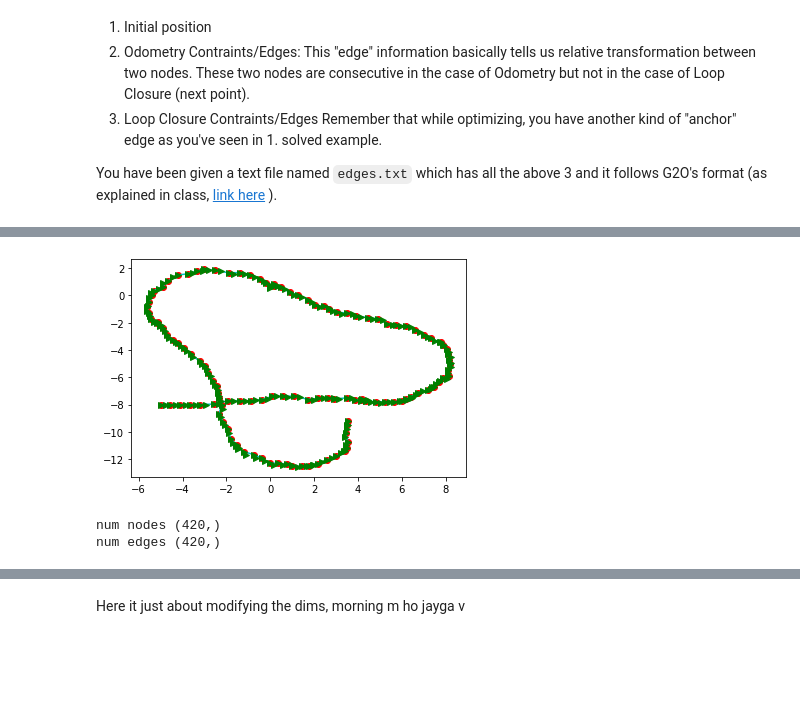
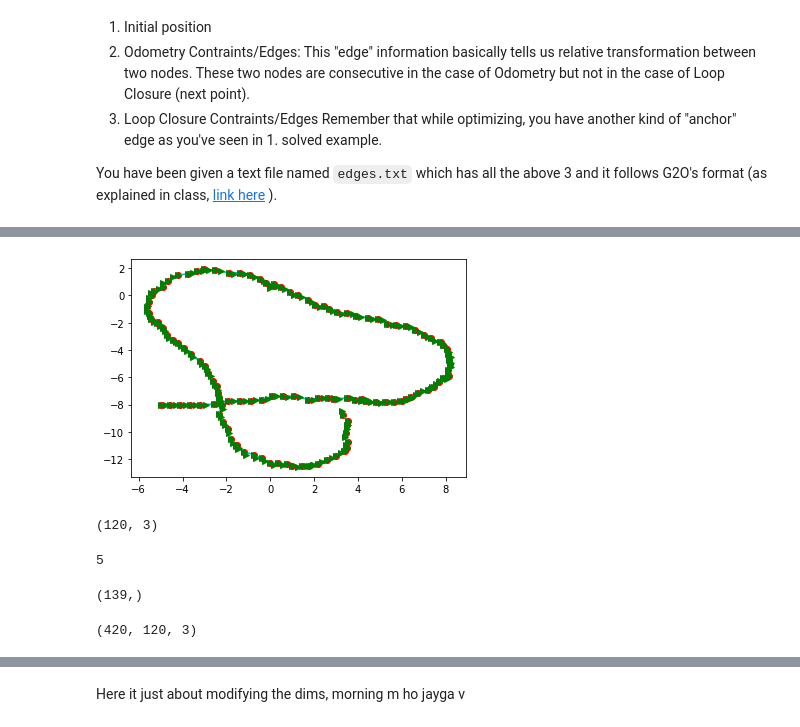
Before and after one commit to avani17101/Pose-graph-optimization, a Jupyter notebook: TEAM-ID_spacex_YOUR-NAME_Project-1.ipynb, the cells around one changed output, grey strips where cells are left out. Cells and saved outputs as stored; diff of their text form; code cells hidden in the pictures; blank space fills up the shorter version.

Commit message:
jacobian and optimization working

```diff
--- a/TEAM-ID_spacex_YOUR-NAME_Project-1.ipynb
+++ b/TEAM-ID_spacex_YOUR-NAME_Project-1.ipynb
@@ -361,46 +369,44 @@ path = 'dataset/'
 vertex = readVertex(path+'edges.txt')
 omega, edges = readEdge(path+'edges.txt')
 
 source = edges[0]
 dest = edges[1]
 dx = []
 dy = []
 dtheta = []
 edges_r = []
-loop_closure_x = []
-loop_closure_y = []
-loop_closure_theta = []
-#Removing loop closures for getting edges
+loop_closure_ind = []
+
+#Removing loop closures for getting poses
 for i in range(len(edges[0])):
     if(source[i]==dest[i]-1):
         dx.append(edges[2][i])
         dy.append(edges[3][i])
         dtheta.append(edges[4][i])
+    else:
+        loop_closure_ind.append(i)
+
 
 
 
 dx = np.array((dx))
 dy = np.array((dy))
 dtheta = np.array((dtheta))
+
 #poses
 nodes = len(dx)
-x = np.zeros((dx.shape))
+x = np.zeros((dx.shape[0]+1))
 x[0]= vertex[0]
-y = np.zeros((dy.shape))
+y = np.zeros((dx.shape[0]+1))
 y[0] = vertex[1]
-x0 = np.zeros((dx.shape))
-x0[0] = vertex[0]
-y0 = np.zeros((dy.shape))
-y0[0] = vertex[1]
-theta = np.zeros((dtheta.shape))
-theta[0] = vertex[2]
-theta0 = np.zeros((dtheta.shape))
-theta0[0] = vertex[2]
+theta = np.zeros((dx.shape[0]+1))
 
-for i in range(0, nodes-1):
+
+# x,y,theta : poses
+for i in range(0, nodes):
     x[i+1] = x[i]+ dx[i]*np.cos(theta[i]) - (dy[i])*np.sin(theta[i])
     y[i+1] = y[i] + dy[i]*np.cos(theta[i]) + (dx[i])*np.sin(theta[i])
     theta[i+1] = theta[i] + (dtheta[i])
 draw(x,y,theta)
 # %% [output]
-[figure, old version]
+[figure, new version]
@@ -465,6 +412,0 @@ var0 = np.hstack((x0,y0,theta0))
-# %%
-print("num nodes",var.shape)
-print("num edges",var0.shape)
-# %% [output]
-num nodes (420,)
-num edges (420,)
@@ -474,0 +413,15 @@ def Func_residual(calculated, initial):
+# %%
+#poses according to odometry
+poses = np.stack((x,y,theta)).T
+poses.shape
+# %% [output]
+(120, 3)
+# %%
+edges = np.array(edges)
+len(edges)
+# %% [output]
+5
+# %%
+edges[0].shape
+# %% [output]
+(139,)
@@ -474,0 +451,8 @@ def Func_residual(calculated, initial):
+# %%
+jacobian_func = jax.jacfwd(residual,argnums=0)
+J = jacobian_func(poses,edges)
+
+print(J.shape)
+J = J.reshape((420,-1,1))[:,:,0]
+# %% [output]
+(420, 120, 3)
```
Also changed, not shown: parts of 31 cells of this notebook.
